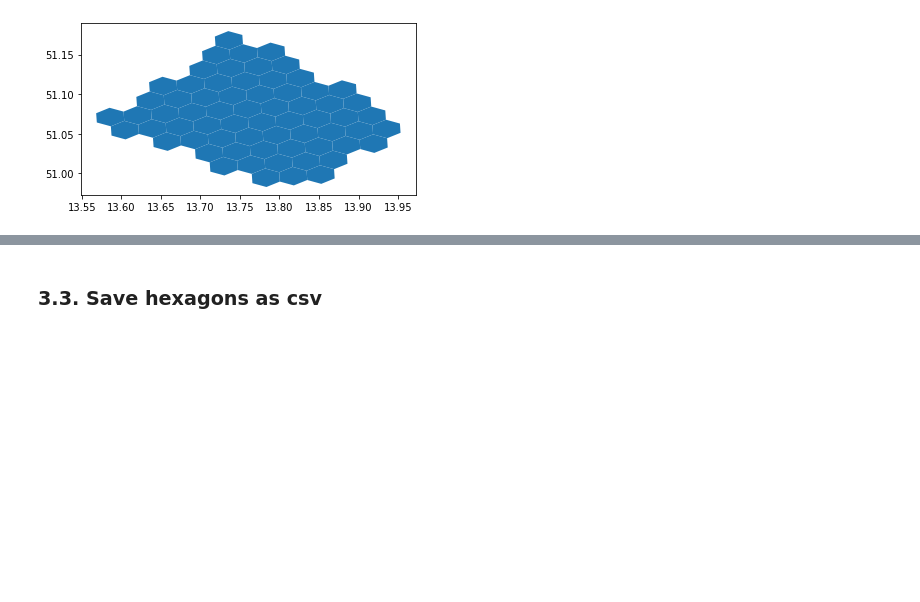
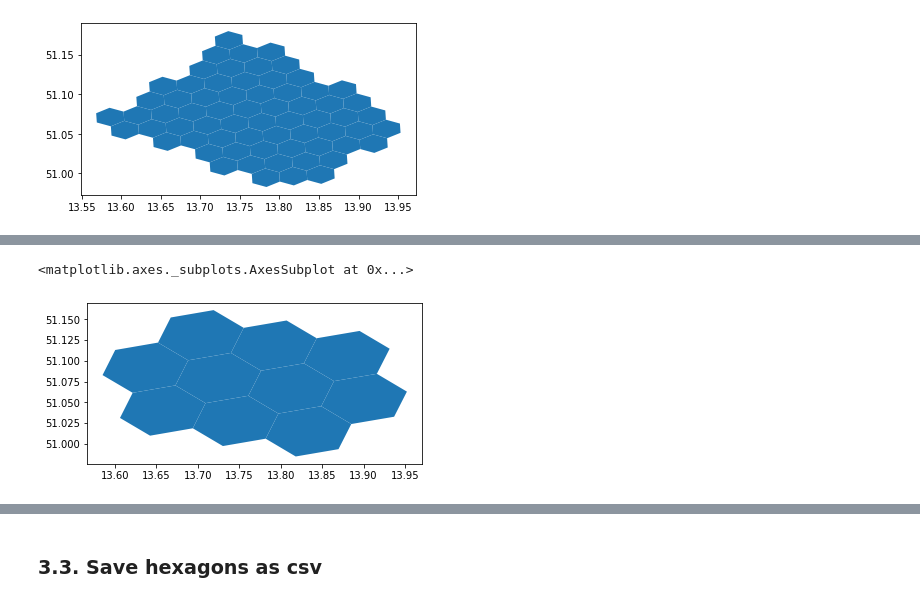
Before and after one commit to mulko93/AAA_Jupyter_Explorers, a Jupyter notebook: notebooks/02_CreateHexagons_MAC_ONLY.ipynb, the cells around one changed output, grey strips where cells are left out. Cells and saved outputs as stored; diff of their text form; code cells hidden in the pictures; blank space fills up the shorter version.

Commit message:
feat(hexagons): add hexagon ids of resolution 6 and 7 to trips dataframe

```diff
--- a/notebooks/02_CreateHexagons_MAC_ONLY.ipynb
+++ b/notebooks/02_CreateHexagons_MAC_ONLY.ipynb
@@ -91,8 +91,11 @@ city_bounding_box_poly["geometry"]
 ## 2. Polyfill region of Dresden with Hexagons by given resolution
 # %%
 # Computing hexagons for a given polygon
-H3_HEXAGON_RESOLUTION = 7
 polygon_obj = city_bounding_box_poly["geometry"] # your geo json object
-hexagons = h3.polyfill(polygon_obj, res = H3_HEXAGON_RESOLUTION, geo_json_conformant = True)
+
+H3_HEXAGON_RESOLUTION_SMALL = 7
+hexagons_small = h3.polyfill(polygon_obj, res = H3_HEXAGON_RESOLUTION_SMALL, geo_json_conformant = True)
+H3_HEXAGON_RESOLUTION_BIG = 6
+hexagons_big = h3.polyfill(polygon_obj, res = H3_HEXAGON_RESOLUTION_BIG, geo_json_conformant = True)
 # %%
 # Returns only the index of each hexagon, not the geometries
@@ -119,13 +114,21 @@ hexagons
 ## 3. Plot and save the hexagons in a dataframe and csv
 ### 3.1. Convert H3 Indexes to Geometry Objects
 # %%
-# Create geo data frame
-df_hexagons = geopandas.GeoDataFrame(list(hexagons), columns=['h3_hex_id'], crs="EPSG:4326")
+# Create geo data frame for small hexagons (resolution = 7)
+df_hexagons_small = geopandas.GeoDataFrame(list(hexagons_small), columns=['h3_hex_small_id'], crs="EPSG:4326")
 
-df_hexagons['geometry'] = df_hexagons[(df_hexagons['h3_hex_id'].notna())].apply(lambda row: shape({"type": "Polygon",
-                                           "coordinates": [h3.h3_to_geo_boundary(row["h3_hex_id"], geo_json=True)],
+df_hexagons_small['geometry'] = df_hexagons_small[(df_hexagons_small['h3_hex_small_id'].notna())].apply(lambda row: shape({"type": "Polygon",
+                                           "coordinates": [h3.h3_to_geo_boundary(row["h3_hex_small_id"], geo_json=True)],
                                            "properties": ""
                                            }), axis=1)
+
+# Create geo data frame for big hexagons (resolution = 6)
+df_hexagons_big = geopandas.GeoDataFrame(list(hexagons_big), columns=['h3_hex_big_id'], crs="EPSG:4326")
+
+df_hexagons_big['geometry'] = df_hexagons_big[(df_hexagons_big['h3_hex_big_id'].notna())].apply(lambda row: shape({"type": "Polygon",
+                                           "coordinates": [h3.h3_to_geo_boundary(row["h3_hex_big_id"], geo_json=True)],
+                                           "properties": ""
+                                           }), axis=1)
 # %% [markdown]
 ### 3.2. Simply plot hexagons and print dataframe
 # %%
@@ -151,0 +155,5 @@ df_hexagons
+# %%
+df_hexagons_big.plot()
+# %% [output]
+<matplotlib.axes._subplots.AxesSubplot at 0x...>
+[figure, added]
```
Also changed, not shown: parts of 9 cells of this notebook, 8 other files.
